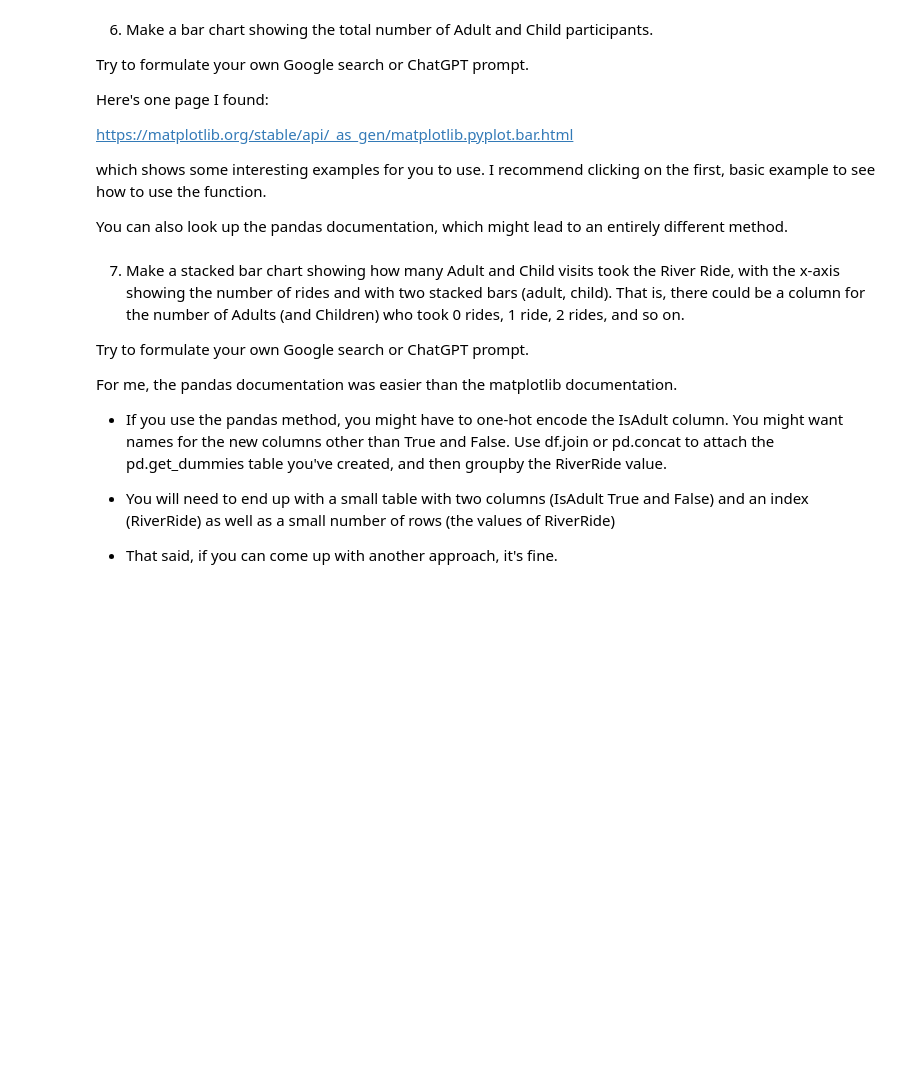
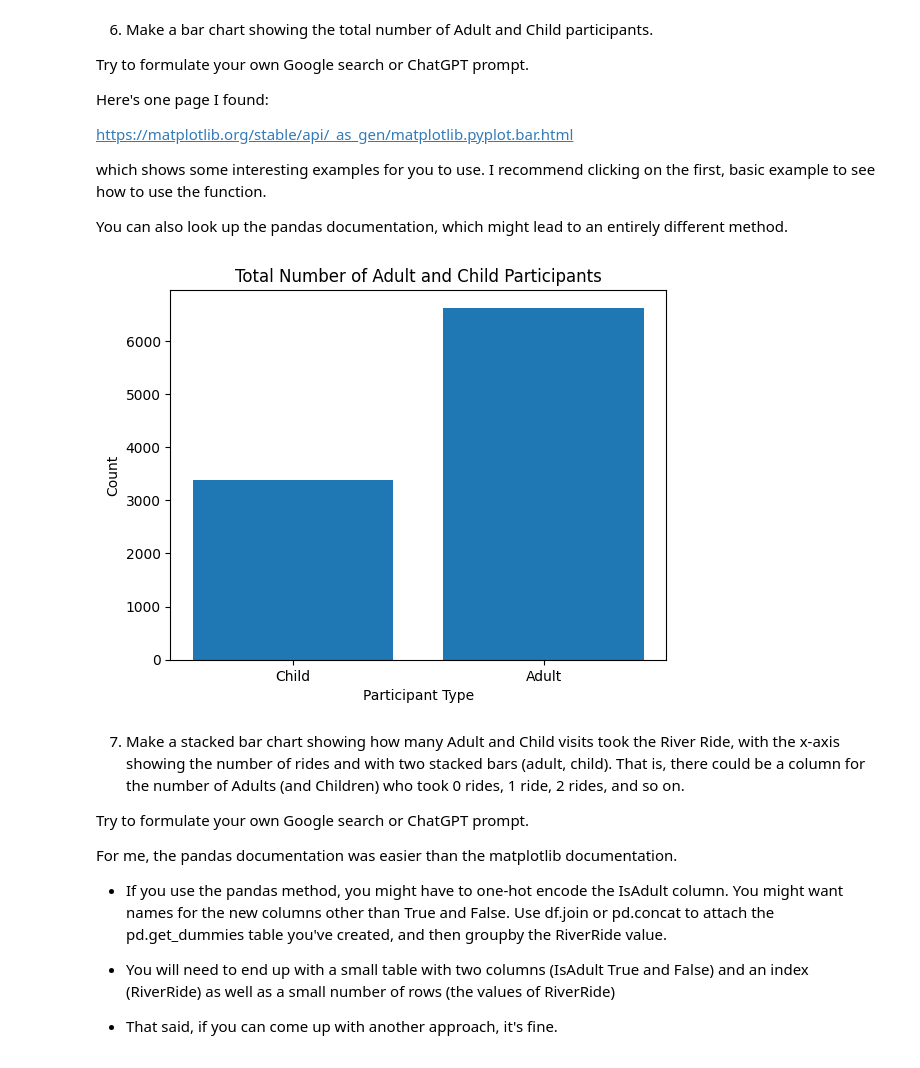
Before and after one commit to NicoleCarney/2025-spring-B2, a Jupyter notebook: Week3.ipynb, the cells around one changed output. Saved outputs shown, nothing was run; the diff lists cells and outputs as text; code cells hidden in the pictures; blank space fills up the shorter version.

```diff
--- a/Week3.ipynb
+++ b/Week3.ipynb
@@ -216,6 +305,18 @@ https://matplotlib.org/stable/api/_as_gen/matplotlib.pyplot.bar.html
 which shows some interesting examples for you to use.  I recommend clicking on the first, basic example to see how to use the function.
 
 You can also look up the pandas documentation, which might lead to an entirely different method.
+# %%
+participant_count = df['IsAdult'].value_counts()
+import matplotlib.pyplot as plt
+
+plt.bar(participant_count.index, participant_count.values)
+plt.xticks([0, 1], ['Child', 'Adult'])
+plt.title('Total Number of Adult and Child Participants')
+plt.xlabel('Participant Type')
+plt.ylabel('Count')
+plt.show()
+# %% [output]
+[figure, added]
 # %% [markdown]
 7. Make a stacked bar chart showing how many Adult and Child visits took the River Ride, with the x-axis showing the number of rides and with two stacked bars (adult, child).  That is, there could be a column for the number of Adults (and Children) who took 0 rides, 1 ride, 2 rides, and so on.
 
```
Also changed, not shown: parts of 14 cells of this notebook.
